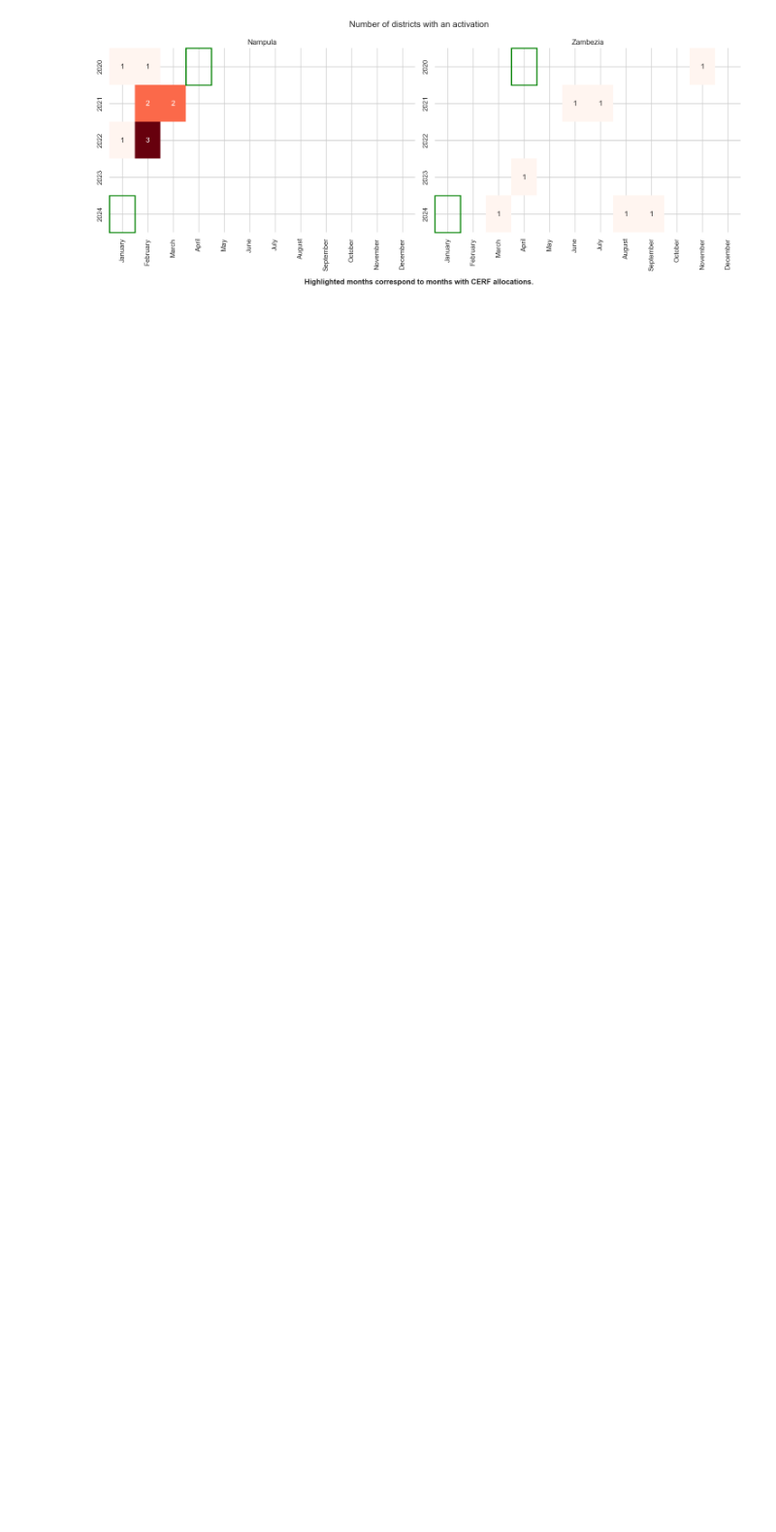
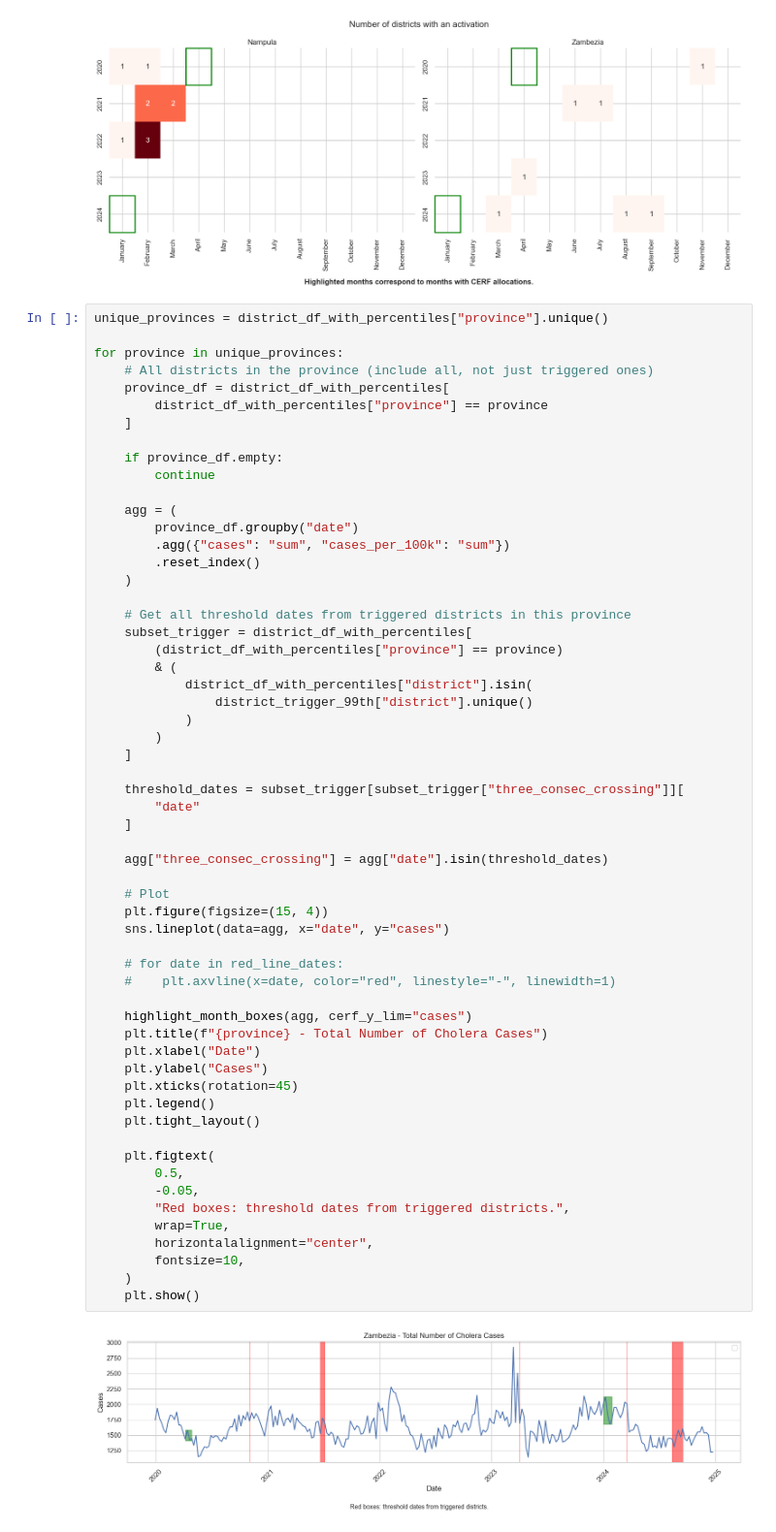
Before and after one commit to OCHA-DAP/ds-aa-moz-cholera, a Jupyter notebook: analysis/01.2_normalising_by_population.ipynb, the cells around one changed output. Shown at 97% size. Drawn from its saved outputs; the diff is of its cells as text; blank space fills up the shorter version.

```diff
--- a/analysis/01.2_normalising_by_population.ipynb
+++ b/analysis/01.2_normalising_by_population.ipynb
@@ -787,3 +852,63 @@ plt.tight_layout()
 plt.show()
 # %% [output]
 [figure]
+# %%
+unique_provinces = district_df_with_percentiles["province"].unique()
+
+for province in unique_provinces:
+    # All districts in the province (include all, not just triggered ones)
+    province_df = district_df_with_percentiles[
+        district_df_with_percentiles["province"] == province
+    ]
+
+    if province_df.empty:
+        continue
+
+    agg = (
+        province_df.groupby("date")
+        .agg({"cases": "sum", "cases_per_100k": "sum"})
+        .reset_index()
+    )
+
+    # Get all threshold dates from triggered districts in this province
+    subset_trigger = district_df_with_percentiles[
+        (district_df_with_percentiles["province"] == province)
+        & (
+            district_df_with_percentiles["district"].isin(
+                district_trigger_99th["district"].unique()
+            )
+        )
+    ]
+
+    threshold_dates = subset_trigger[subset_trigger["three_consec_crossing"]][
+        "date"
+    ]
+
+    agg["three_consec_crossing"] = agg["date"].isin(threshold_dates)
+
+    # Plot
+    plt.figure(figsize=(15, 4))
+    sns.lineplot(data=agg, x="date", y="cases")
+
+    # for date in red_line_dates:
+    #    plt.axvline(x=date, color="red", linestyle="-", linewidth=1)
+
+    highlight_month_boxes(agg, cerf_y_lim="cases")
+    plt.title(f"{province} - Total Number of Cholera Cases")
+    plt.xlabel("Date")
+    plt.ylabel("Cases")
+    plt.xticks(rotation=45)
+    plt.legend()
+    plt.tight_layout()
+
+    plt.figtext(
+        0.5,
+        -0.05,
+        "Red boxes: threshold dates from triggered districts.",
+        wrap=True,
+        horizontalalignment="center",
+        fontsize=10,
+    )
+    plt.show()
+# %% [output]
+[figure, added]
```
Also changed, not shown: parts of 13 cells of this notebook.
